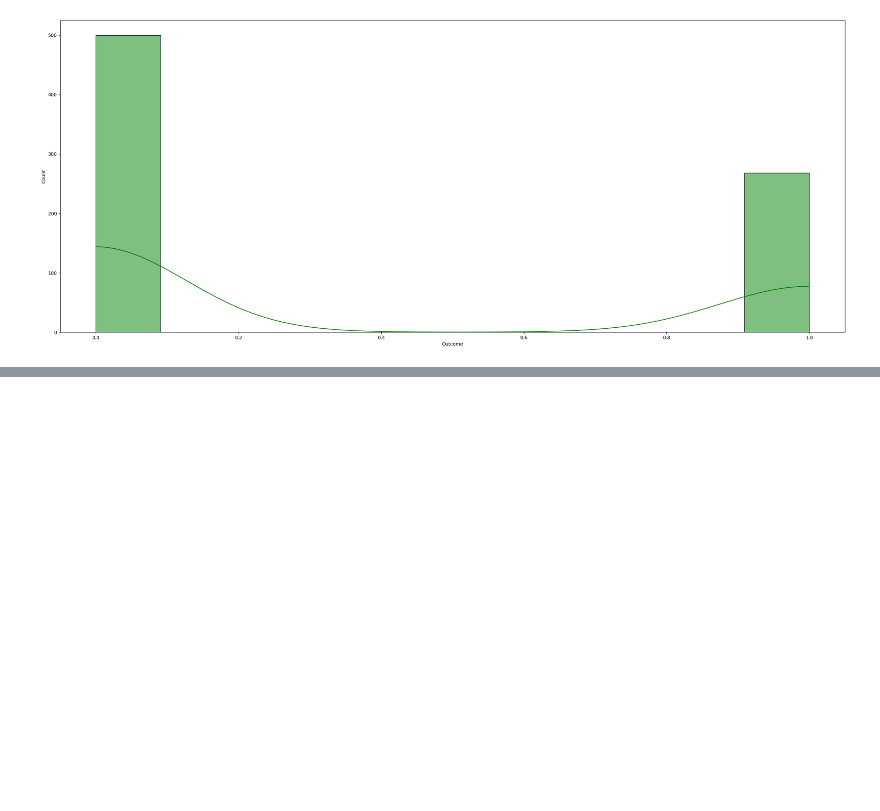
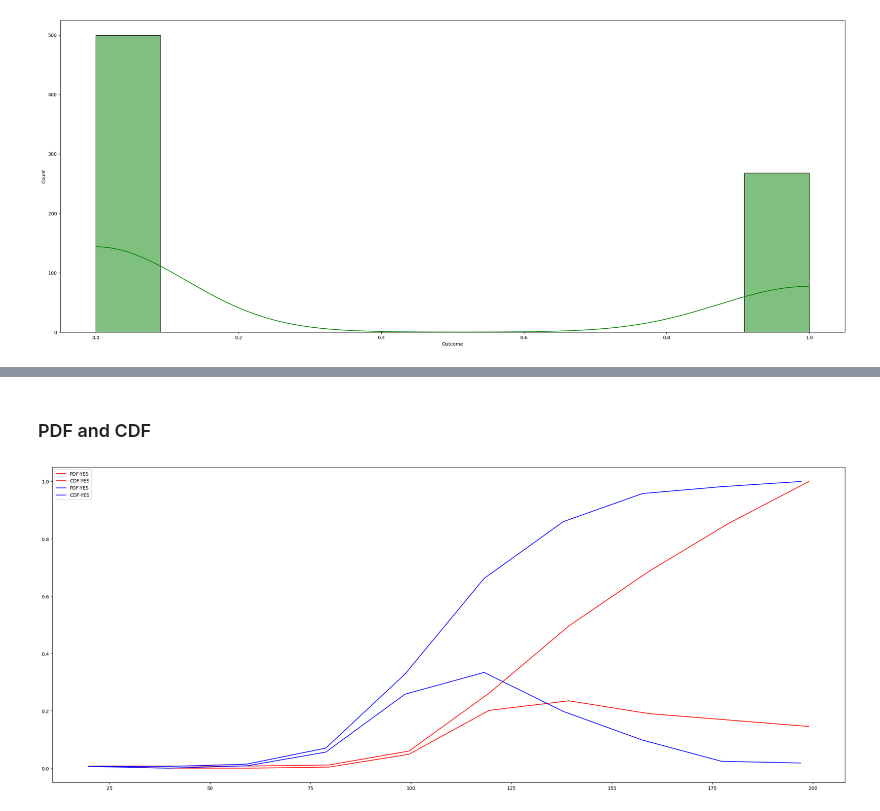
Before and after one commit to MannShrestha/Diabetes_prediction, a Jupyter notebook: notebook/EDA Diabetes.ipynb, the cells around one changed output, grey strips where cells are left out. Cells and saved outputs as stored; diff of their text form; code cells hidden in the pictures; blank space fills up the shorter version.

```diff
--- a/notebook/EDA Diabetes.ipynb
+++ b/notebook/EDA Diabetes.ipynb
@@ -186,0 +203,23 @@ sns.histplot(data=df, x='Outcome', kde=True, color='g')
+# %%
+diab_yes = df.loc[df['Outcome']==1]
+diab_no = df.loc[df['Outcome']==0]
+# %% [markdown]
+### PDF and CDF
+# %%
+counts,bin_edges  = np.histogram(diab_yes['Glucose'])
+pdf = counts/sum(counts)
+cdf = np.cumsum(pdf)
+plt.plot(bin_edges[1:],pdf,'r',label='PDF-YES')
+plt.plot(bin_edges[1:],cdf,'r',label='CDF-YES')
+
+#-------------------------------NO DIABETES-------------
+counts,bin_edges  = np.histogram(diab_no['Glucose'])
+pdf = counts/sum(counts)
+cdf = np.cumsum(pdf)
+plt.plot(bin_edges[1:],pdf,'b',label='PDF-YES')
+plt.plot(bin_edges[1:],cdf,'b',label='CDF-YES')
+
+plt.legend(loc="upper left")
+plt.show()
+# %% [output]
+[figure, added]
```
Also changed, not shown: parts of 3 cells of this notebook.
